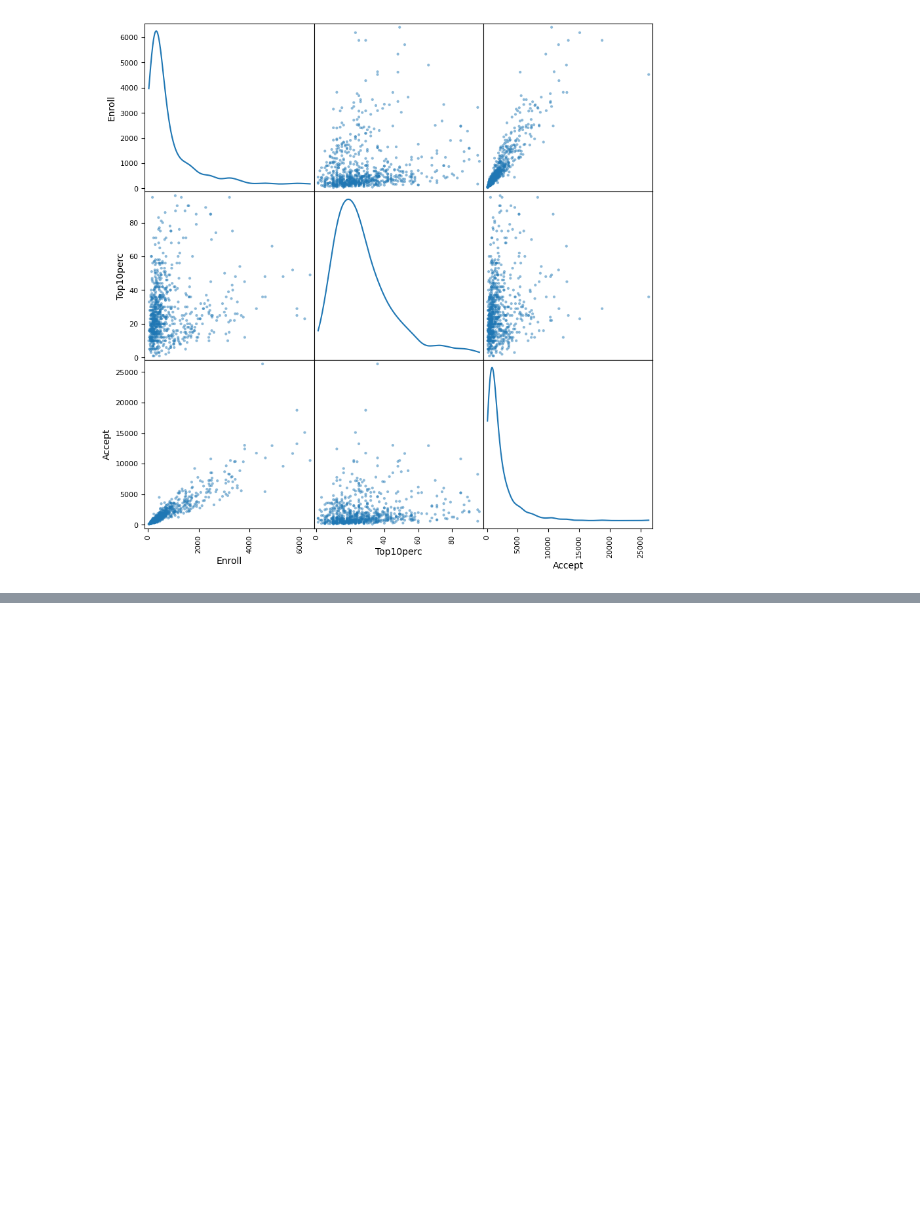
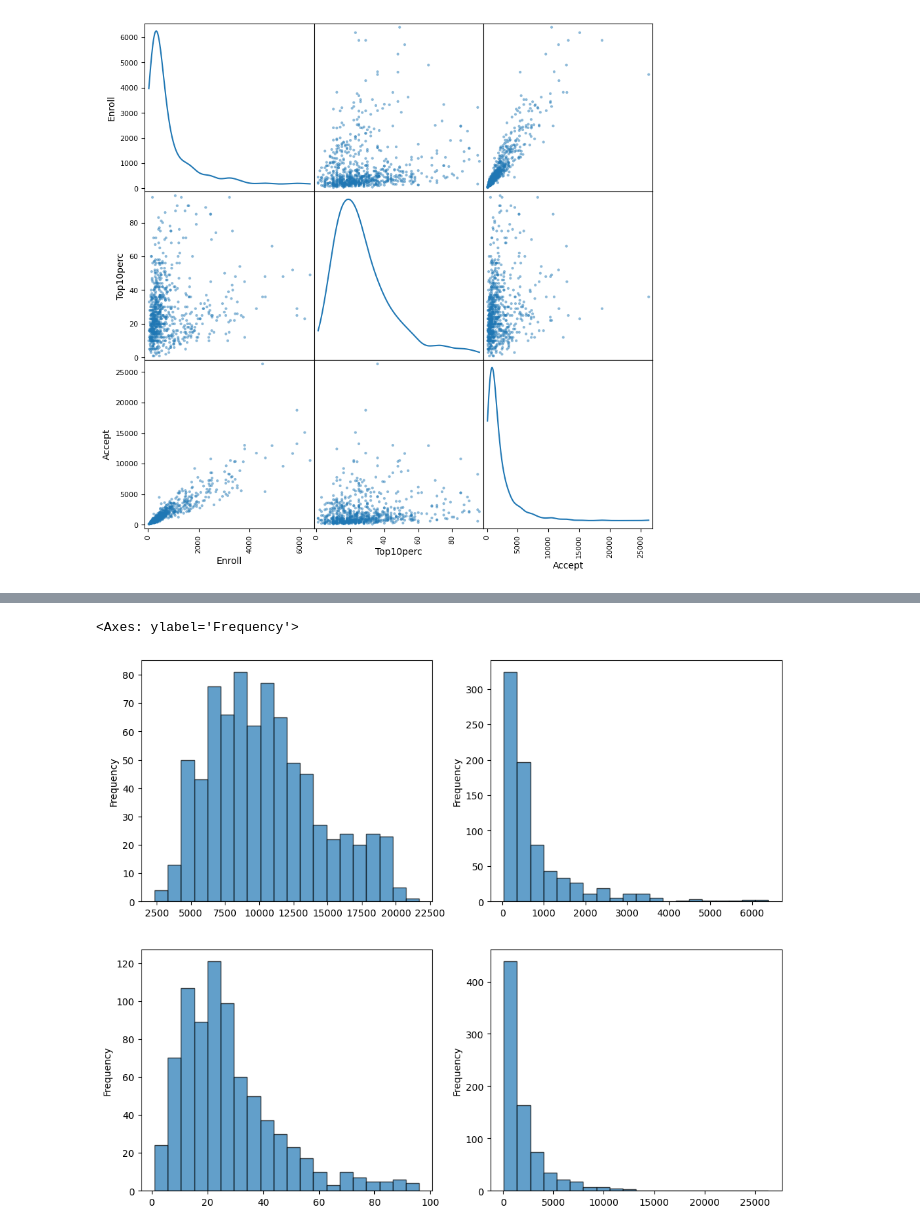
Before and after one commit to zamanmiraz/DSandML-Notebooks, a Jupyter notebook: ISLP_Practice/chapter2.ipynb, the cells around one changed output, grey strips where cells are left out. Cells and saved outputs as stored; diff of their text form; code cells hidden in the pictures; blank space fills up the shorter version.

```diff
--- a/ISLP_Practice/chapter2.ipynb
+++ b/ISLP_Practice/chapter2.ipynb
@@ -61,0 +92,12 @@ array([[<Axes: xlabel='Enroll', ylabel='Enroll'>,
+# %%
+# plot histograms for various columns into 2*2 grid
+import matplotlib.pyplot as plt
+fig, axs = plt.subplots(2, 2, figsize=(12, 10))
+
+college['Outstate'].plot.hist(bins=20, edgecolor='black', alpha=0.7, ax=axs[0, 0])
+college['Enroll'].plot.hist(bins=20, edgecolor='black', alpha=0.7, ax=axs[0, 1])
+college['Top10perc'].plot.hist(bins=20, edgecolor='black', alpha=0.7, ax=axs[1, 0])
+college['Accept'].plot.hist(bins=20, edgecolor='black', alpha=0.7, ax=axs[1, 1])
+# %% [output]
+<Axes: ylabel='Frequency'>
+[figure, added]
```
Also changed, not shown: parts of 9 cells of this notebook, 1 other file.
